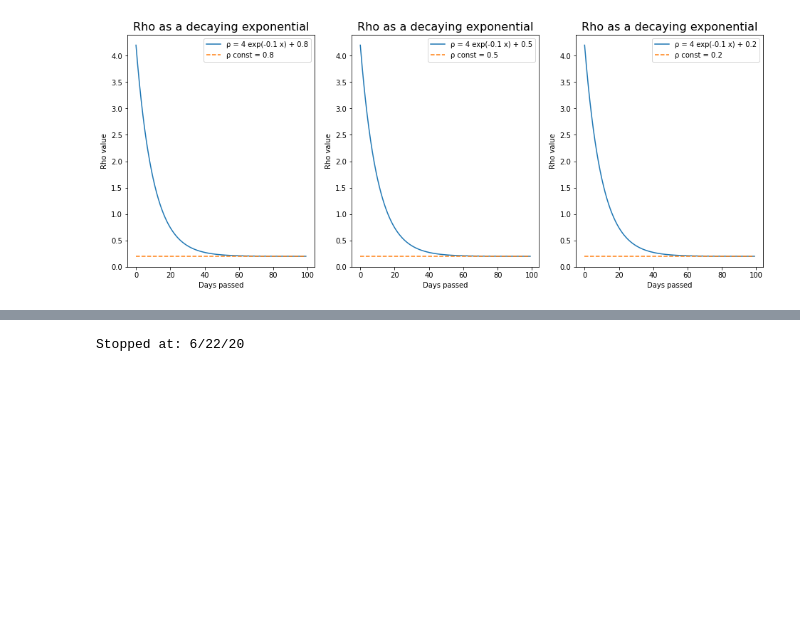
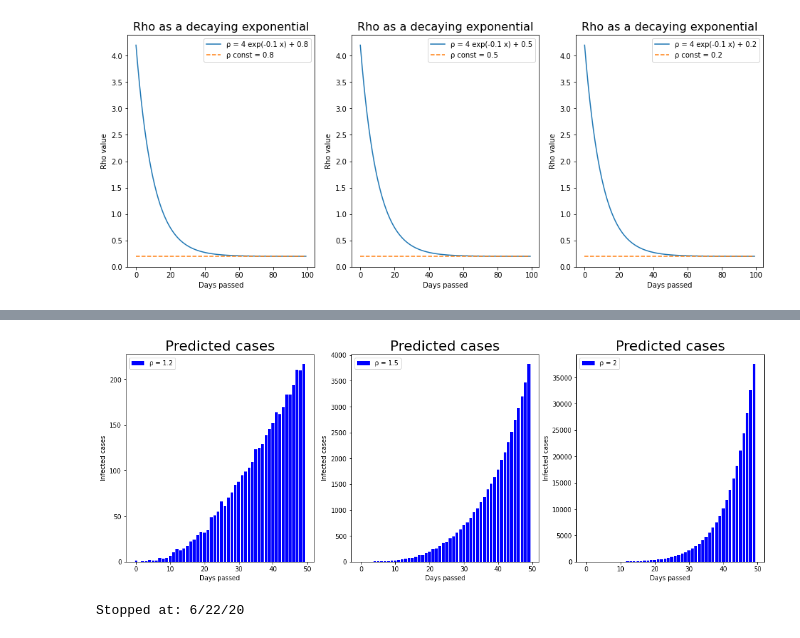
Before and after one commit to fiskker/argentina-covid-19, a Jupyter notebook: Argentina COVID-19 Stats.ipynb, the cells around one changed output, grey strips where cells are left out. Cells and saved outputs as stored; diff of their text form; code cells hidden in the pictures; blank space fills up the shorter version.

```diff
--- a/Argentina COVID-19 Stats.ipynb
+++ b/Argentina COVID-19 Stats.ipynb
@@ -342,0 +360,22 @@ for i in range(len(rho_list)):
+# %%
+rho_list = [1.2, 1.5, 2]
+predictions = []
+for i in range(len(rho_list)):
+    cur_rho = rho_list[i]
+    N = 10
+    predictions.append(predict(cur_rho, 1, 50, N))
+# %%
+fig, axs = plt.subplots(1,3, figsize=(18, 6))
+
+for i in range(len(rho_list)):
+    cur_rho = rho_list[i]
+    cur_ax = axs[i]
+    cur_ax.set_title('Predicted cases', size=22)
+    cur_ax.set_xlabel('Days passed')
+    cur_ax.set_ylabel('Infected cases')
+    cur_ax.bar(list(predictions[i].keys()), predictions[i].values(), color='b', label = 'ρ = ' + str(cur_rho))
+    cur_ax.legend();
+
+#axs[0].bar(list(arg_confirmed_dict.keys()), arg_confirmed_dict.values(), color = 'r')
+# %% [output]
+[figure, added]
```
Also changed, not shown: parts of 7 cells of this notebook, 2 other files.
